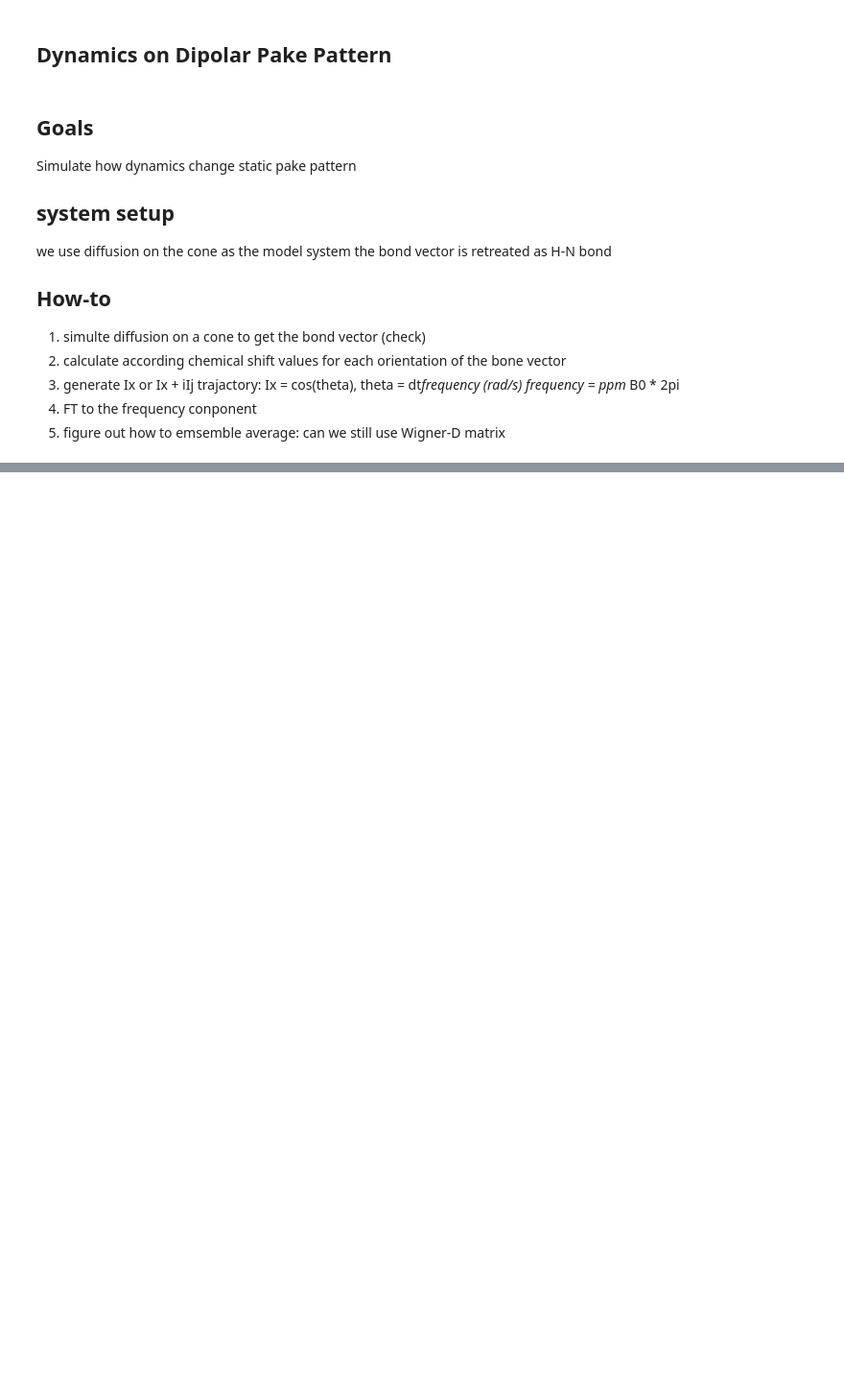
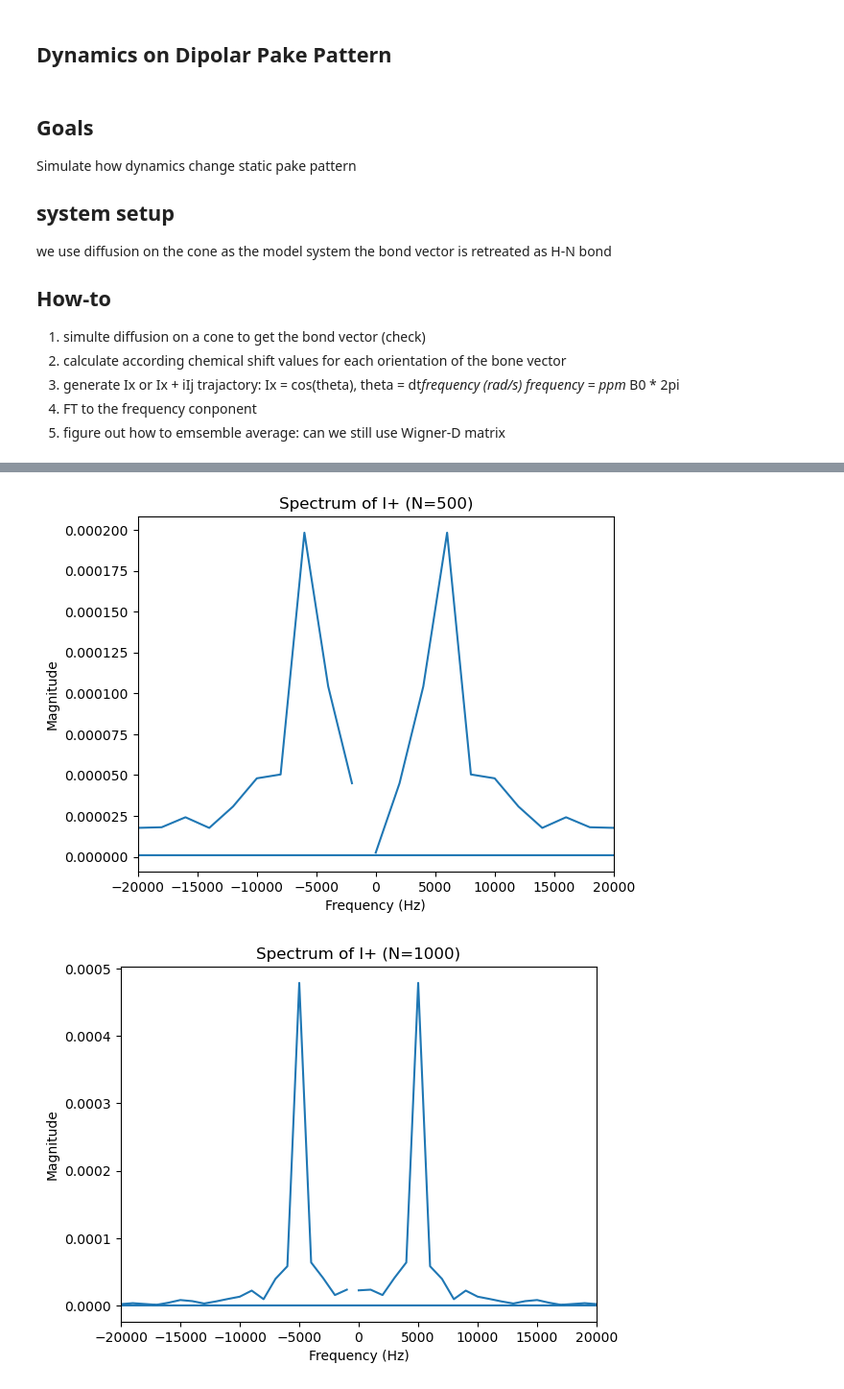
Before and after one commit to Xyunyao/KChannel_torsion_angle, a Jupyter notebook: analysis_notebooks/dynamics_HN.ipynb, the cells around one changed output, grey strips where cells are left out. Shown at 96% size. Saved outputs shown, nothing was run; the diff lists cells and outputs as text; code cells hidden in the pictures; blank space fills up the shorter version.

```diff
--- a/analysis_notebooks/dynamics_HN.ipynb
+++ b/analysis_notebooks/dynamics_HN.ipynb
@@ -161,0 +413,23 @@ def calculate_Ix_trajectory(frequencies, time_points):
+# %%
+# step 4. convert Ix + iIy complex to spectrum through ft (for normal case)
+#fft_vals = np.fft.fft(Ix_test+1j*Iy_test)
+
+# for dipolar Interaction, both positive and negative frequencies are considered
+# test data_points as 500 1000, 4000, 10000 and plot the results all together
+data_points = [500, 1000, 4000, 10000]
+for dp in data_points:
+    fft_vals = np.fft.fft(Ix_test[:dp])
+    freq = np.fft.fftfreq(len(Ix_test[:dp]), d=dt)
+    # normalize
+    fft_vals = fft_vals * dt
+
+    #plot
+    plt.plot(freq, np.abs(fft_vals))
+    plt.xlabel('Frequency (Hz)')
+    plt.ylabel('Magnitude')
+    plt.title(f'Spectrum of I+ (N={dp})')
+    plt.xlim(-20000, 20000)
+    plt.show()
+# %% [output]
+[figure, added]
+[figure, added]
```
Also changed, not shown: parts of 20 cells of this notebook, 35 other files.
